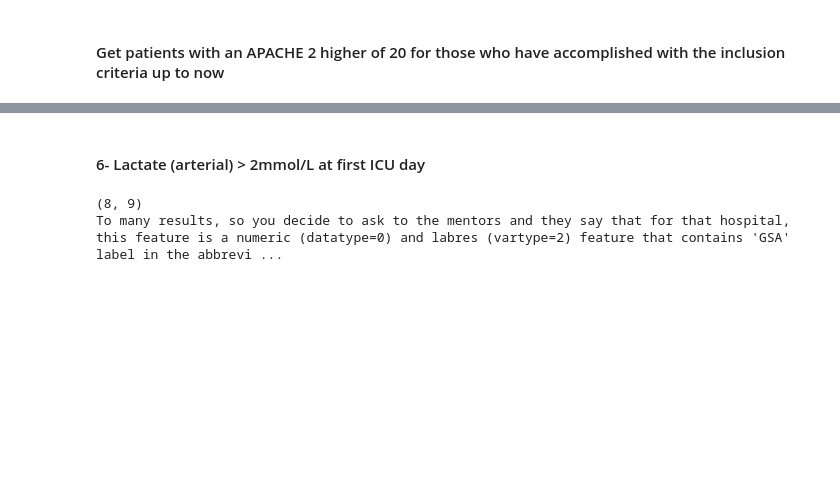
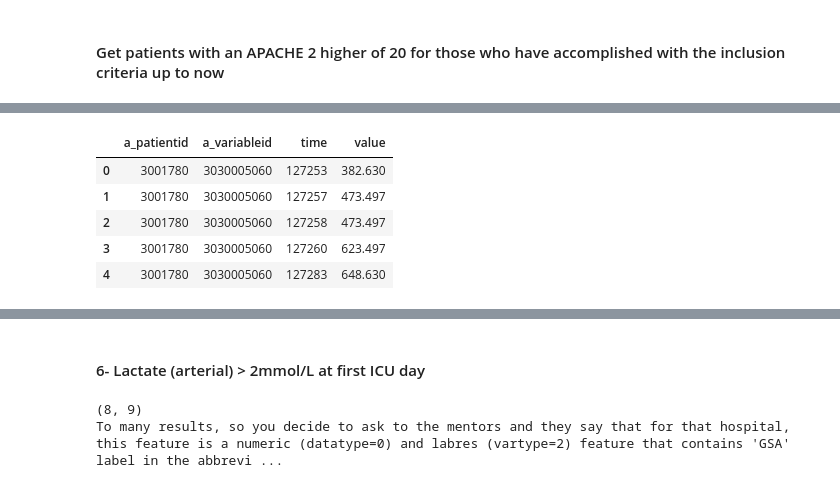
Before and after one commit to Ps7Pep/tgndatathon2022, a Jupyter notebook: icusics_db_tutorial.ipynb, the cells around one changed output, grey strips where cells are left out. Saved outputs shown, nothing was run; the diff lists cells and outputs as text; code cells hidden in the pictures; blank space fills up the shorter version.

```diff
--- a/icusics_db_tutorial.ipynb
+++ b/icusics_db_tutorial.ipynb
@@ -204,0 +221,9 @@ v_derived_chunk.head(1)
+# %%
+vderived_chunk.head()
+# %% [output]
+|  | a_patientid | a_variableid | time | value |
+| 0 | 3001780 | 3030005060 | 127253 | 382.630 |
+| 1 | 3001780 | 3030005060 | 127257 | 473.497 |
+| 2 | 3001780 | 3030005060 | 127258 | 473.497 |
+| 3 | 3001780 | 3030005060 | 127260 | 623.497 |
+| 4 | 3001780 | 3030005060 | 127283 | 648.630 |
```
Also changed, not shown: parts of 15 cells of this notebook.
